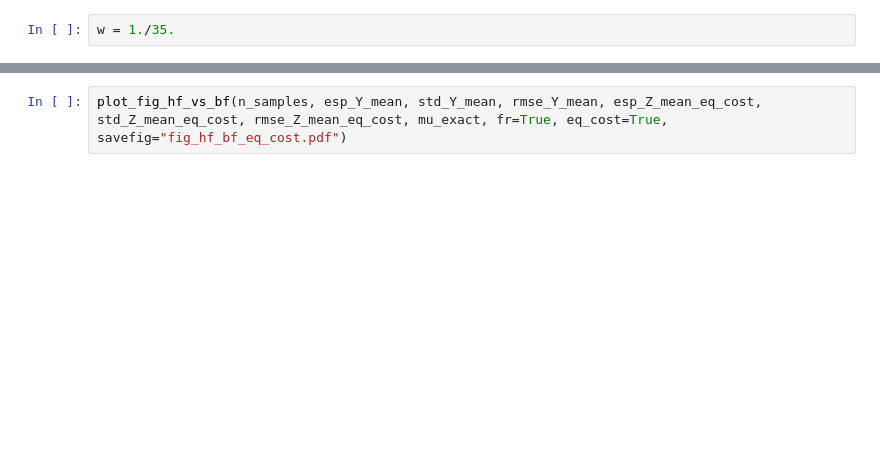
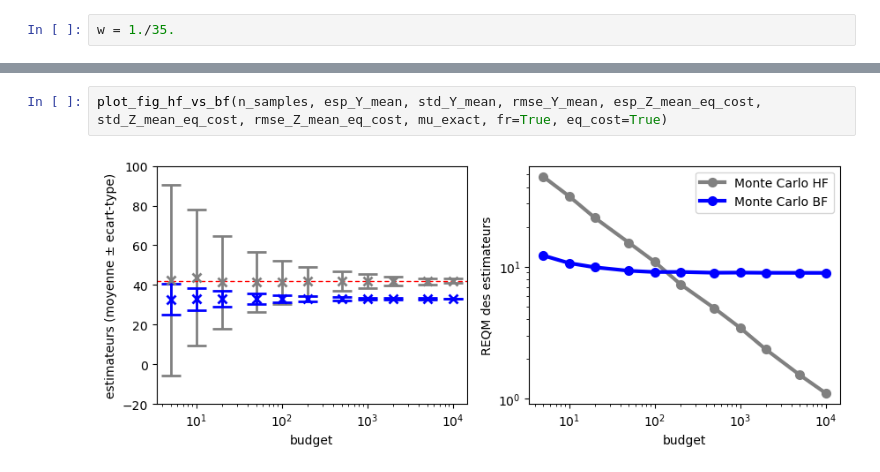
Before and after one commit to f-debrandois/N7_A3, a Jupyter notebook: S10/Approche Multi-fidelite/tp1.ipynb, the cells around one changed output, grey strips where cells are left out. Drawn from its saved outputs; the diff is of its cells as text; blank space fills up the shorter version.

```diff
--- a/S10/Approche Multi-fidelite/tp1.ipynb
+++ b/S10/Approche Multi-fidelite/tp1.ipynb
@@ -145,2 +175,4 @@ plot_fig_hf_vs_bf(n_samples, esp_Y_mean, std_Y_mean, rmse_Y_mean, esp_Z_mean, st
 # %%
-plot_fig_hf_vs_bf(n_samples, esp_Y_mean, std_Y_mean, rmse_Y_mean, esp_Z_mean_eq_cost, std_Z_mean_eq_cost, rmse_Z_mean_eq_cost, mu_exact, fr=True, eq_cost=True, savefig="fig_hf_bf_eq_cost.pdf")
+plot_fig_hf_vs_bf(n_samples, esp_Y_mean, std_Y_mean, rmse_Y_mean, esp_Z_mean_eq_cost, std_Z_mean_eq_cost, rmse_Z_mean_eq_cost, mu_exact, fr=True, eq_cost=True)
+# %% [output]
+[figure, added]
```
Also changed, not shown: parts of 6 cells of this notebook.
